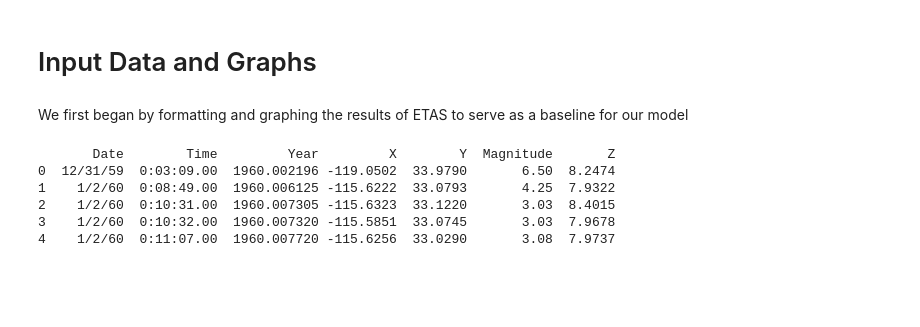
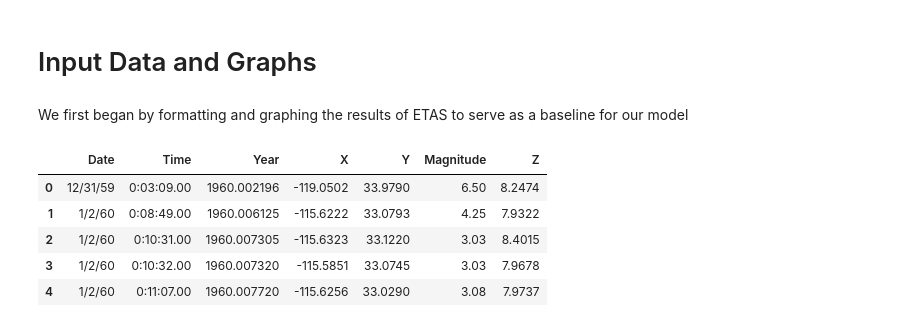
Before and after one commit to UVA-MLSys/SurrogateSimulation, a Jupyter notebook: _build/jupyter_execute/data_visualization.ipynb, the cells around one changed output. Saved outputs shown, nothing was run; the diff lists cells and outputs as text; code cells hidden in the pictures; blank space fills up the shorter version.

```diff
--- a/_build/jupyter_execute/data_visualization.ipynb
+++ b/_build/jupyter_execute/data_visualization.ipynb
@@ -6,20 +6,20 @@ for our model
 # %%
 # Import Libraries
 import pandas as pd
 import matplotlib.pyplot as plt
 
 # Specify the CSV file path
 csv_file = 'Formatted_ETAS_Output.csv'
 
 # Read the CSV file using Pandas
 df = pd.read_csv(csv_file)
 
 # Access the data in the DataFrame
-print(df.head())
+df.head()
 # %% [output]
-       Date        Time         Year         X        Y  Magnitude       Z
-0  12/31/59  0:03:09.00  1960.002196 -119.0502  33.9790       6.50  8.2474
-1    1/2/60  0:08:49.00  1960.006125 -115.6222  33.0793       4.25  7.9322
-2    1/2/60  0:10:31.00  1960.007305 -115.6323  33.1220       3.03  8.4015
-3    1/2/60  0:10:32.00  1960.007320 -115.5851  33.0745       3.03  7.9678
-4    1/2/60  0:11:07.00  1960.007720 -115.6256  33.0290       3.08  7.9737
+|  | Date | Time | Year | X | Y | Magnitude | Z |
+| 0 | 12/31/59 | 0:03:09.00 | 1960.002196 | -119.0502 | 33.9790 | 6.50 | 8.2474 |
+| 1 | 1/2/60 | 0:08:49.00 | 1960.006125 | -115.6222 | 33.0793 | 4.25 | 7.9322 |
+| 2 | 1/2/60 | 0:10:31.00 | 1960.007305 | -115.6323 | 33.1220 | 3.03 | 8.4015 |
+| 3 | 1/2/60 | 0:10:32.00 | 1960.007320 | -115.5851 | 33.0745 | 3.03 | 7.9678 |
+| 4 | 1/2/60 | 0:11:07.00 | 1960.007720 | -115.6256 | 33.0290 | 3.08 | 7.9737 |
```
Also changed, not shown: parts of 3 cells of this notebook, 25 other files.
